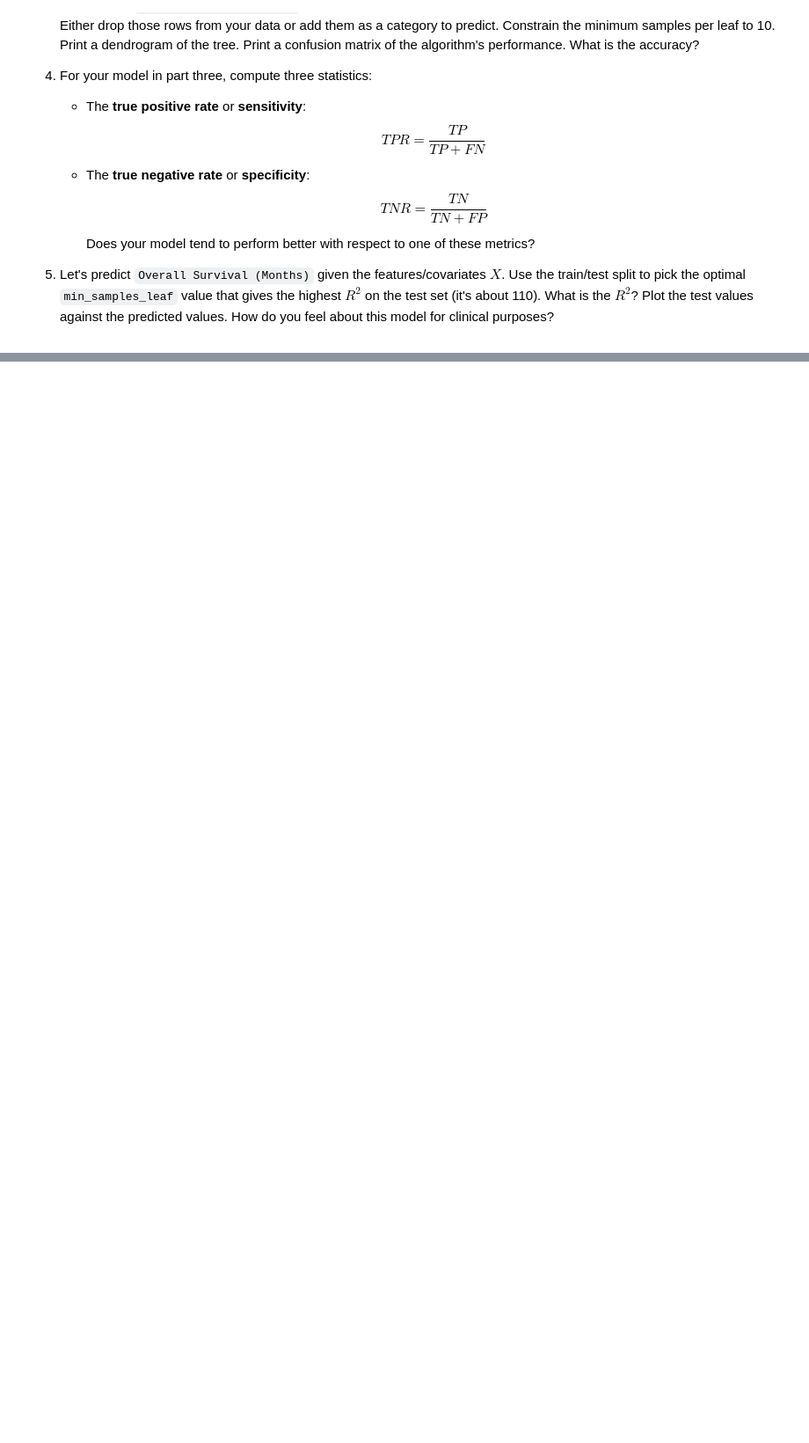
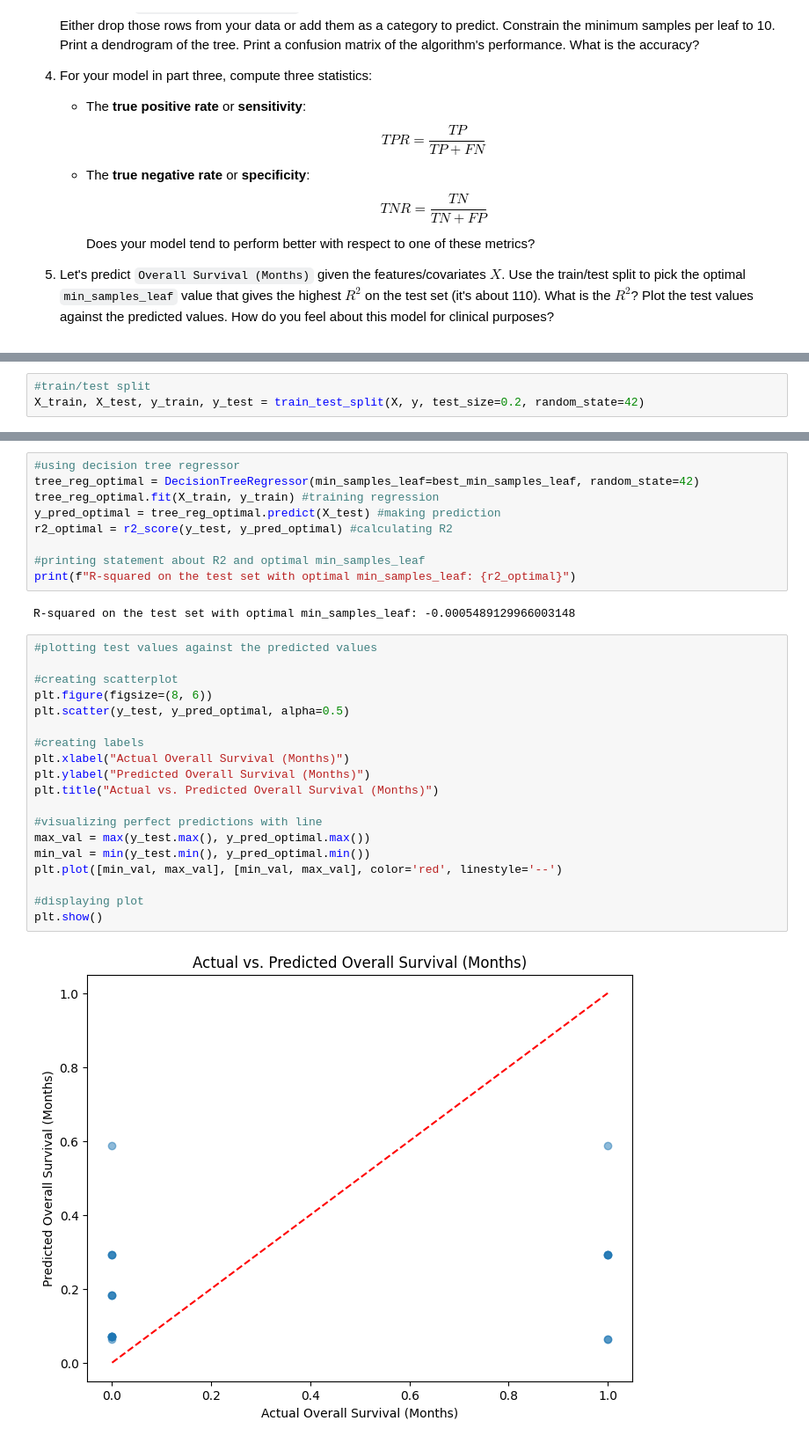
Before and after one commit to simoneminorr/trees_assignment, a Jupyter notebook: assignment.ipynb, the cells around one changed output, grey strips where cells are left out. Shown: that part at 88% size. Drawn from its saved outputs; the diff is of its cells as text; blank space fills up the shorter version.

```diff
--- a/assignment.ipynb
+++ b/assignment.ipynb
@@ -44,0 +260,3 @@ A: Some heuristic ways I can examine a tree and decide whether it is probable ov
+# %%
+#train/test split
+X_train, X_test, y_train, y_test = train_test_split(X, y, test_size=0.2, random_state=42)
@@ -44,0 +286,32 @@ A: Some heuristic ways I can examine a tree and decide whether it is probable ov
+# %%
+#using decision tree regressor
+tree_reg_optimal = DecisionTreeRegressor(min_samples_leaf=best_min_samples_leaf, random_state=42)
+tree_reg_optimal.fit(X_train, y_train) #training regression
+y_pred_optimal = tree_reg_optimal.predict(X_test) #making prediction
+r2_optimal = r2_score(y_test, y_pred_optimal) #calculating R2
+
+#printing statement about R2 and optimal min_samples_leaf
+print(f"R-squared on the test set with optimal min_samples_leaf: {r2_optimal}")
+# %% [output]
+R-squared on the test set with optimal min_samples_leaf: -0.0005489129966003148
+# %%
+#plotting test values against the predicted values
+
+#creating scatterplot
+plt.figure(figsize=(8, 6))
+plt.scatter(y_test, y_pred_optimal, alpha=0.5)
+
+#creating labels
+plt.xlabel("Actual Overall Survival (Months)")
+plt.ylabel("Predicted Overall Survival (Months)")
+plt.title("Actual vs. Predicted Overall Survival (Months)")
+
+#visualizing perfect predictions with line
+max_val = max(y_test.max(), y_pred_optimal.max())
+min_val = min(y_test.min(), y_pred_optimal.min())
+plt.plot([min_val, max_val], [min_val, max_val], color='red', linestyle='--')
+
+#displaying plot
+plt.show()
+# %% [output]
+[figure, added]
```
Also changed, not shown: parts of 23 cells of this notebook.
